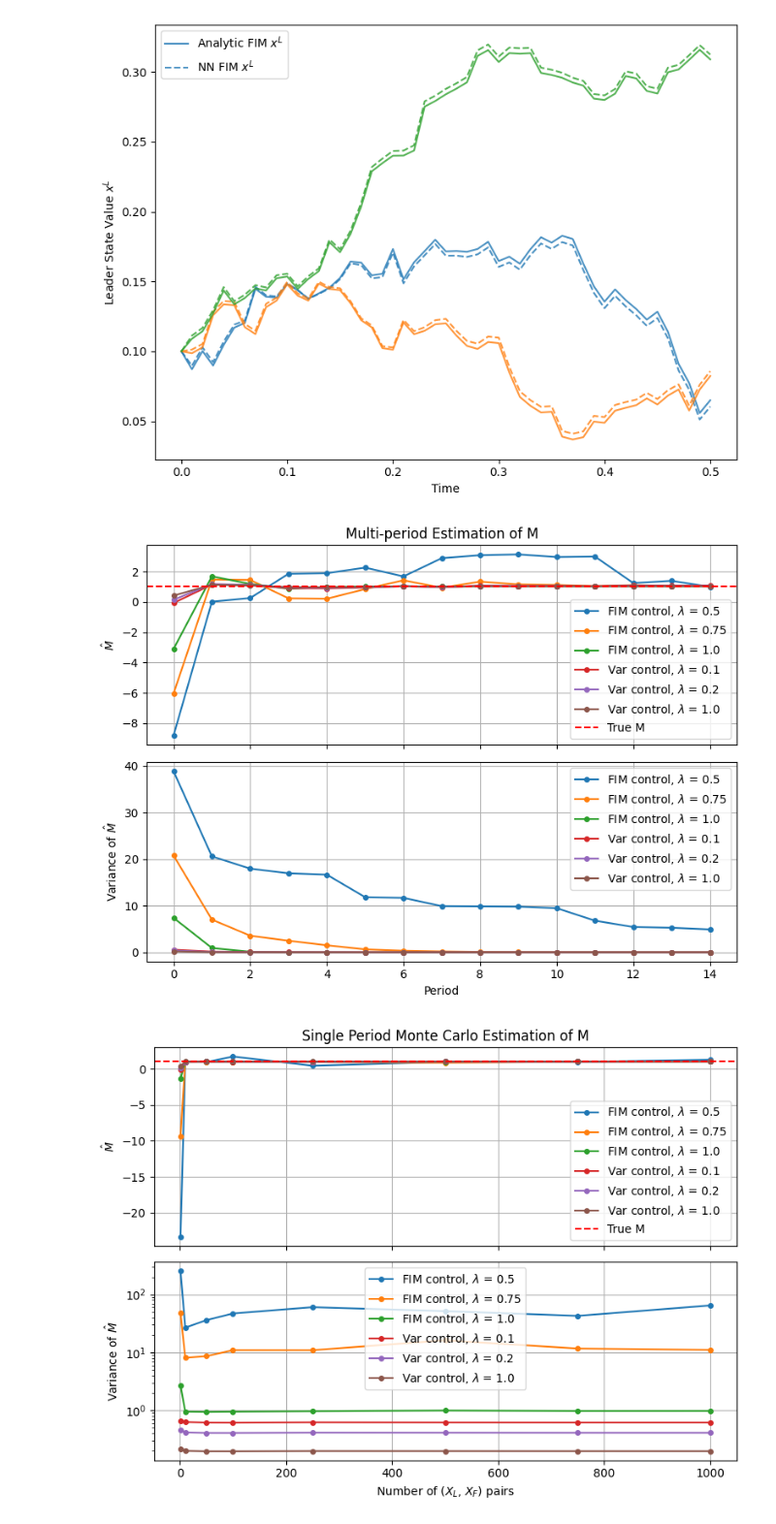
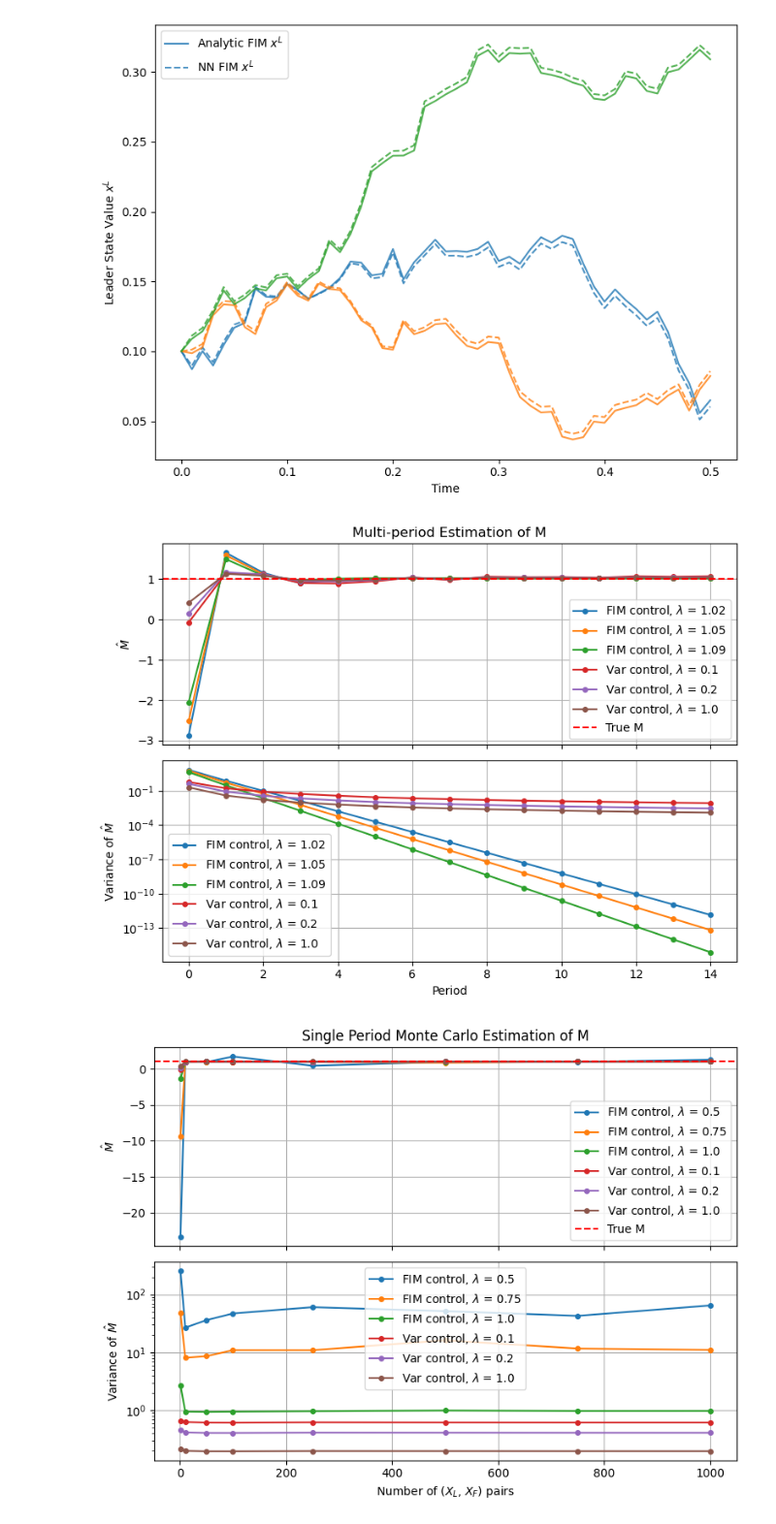
Before and after one commit to dralston78/Strategic-Inference-Stackelberg-Games, a Jupyter notebook: src/experiments.ipynb, the cells around one changed output. Shown: that part at 97% size. Cells and saved outputs as stored; diff of their text form; code cells hidden in the pictures.

```diff
--- a/src/experiments.ipynb
+++ b/src/experiments.ipynb
@@ -48,10 +48,10 @@ X_L_nn_batch, U_L_nn_batch = X_L_nn_batch.detach(), U_L_nn_batch.detach()
 time_grid_x = np.linspace(0, T, N+1)
 time_grid_u = np.linspace(0, T, N)
 
-good_samples = [1,7,9]
+samples = [1,7,9]
 # good_samples = [1]
 plt.figure(figsize=(8, 6))
-for i, ind in enumerate(good_samples):
+for i, ind in enumerate(samples):
     c = f'C{i}'
     plt.plot(time_grid_u,
              U_L_a_batch[ind].cpu().numpy(),
@@ -74,7 +74,7 @@ plt.show()
 
 
 plt.figure(figsize=(8, 6))
-for i, ind in enumerate(good_samples):
+for i, ind in enumerate(samples):
     c = f'C{i}'
     plt.plot(time_grid_x,
              X_L_a_batch[ind].cpu().numpy(),
@@ -124,7 +124,7 @@ params.time_grid = torch.linspace(0, params.T, params.N + 1, device=params.devic
 params.dt = params.T / params.N
 
 num_periods = 15
-analy_lamb_L_vals = [0.5, 0.75, 1.0]
+analy_lamb_L_vals = [1.02, 1.05, 1.09]
 estM = {}
 varM = {}
 for val in analy_lamb_L_vals:
@@ -194,34 +194,35 @@ for lam_exact_val, weight_file in net_weight_files:
         new_var_est = ((params.sig_F**2 * params.R_F**2)/(params.B_F**4)) * (1/running_prec[-1])
         if torch.isnan(new_M_est):
             new_M_est = running_estM[-1]
         if torch.isnan(new_var_est):
             new_var_est = running_var[-1]
         running_estM.append(new_M_est)
         running_var.append(new_var_est)
         curr_X_L_0 = X_L[0, -1].item()
         curr_X_F_0 = X_F[0, -1].item()
     estM[f"Var control, $\lambda$ = {lam_exact_val}"] = running_estM[1:]  # skip the initial 0
     varM[f"Var control, $\lambda$ = {lam_exact_val}"] = running_var[1:]  # skip the initial
 
 
 fig, (ax1, ax2) = plt.subplots(2, 1, figsize=(8, 6), sharex=True)
 for lam_exact_val, running_estM in estM.items():
     ax1.plot(running_estM, label=f"{lam_exact_val}", marker='o', markersize=4)
 for lam_exact_val, running_var in varM.items():
     ax2.plot(running_var, label=f"{lam_exact_val}", marker='o', markersize=4)
 ax1.set_ylabel('$\hat{M}$')
 ax2.set_ylabel('Variance of $\hat{M}$')
 ax1.axhline(params.M_true, color='red', linestyle='--', label='True M')
 ax1.set_title('Multi-period Estimation of M')
 ax1.legend()
 ax2.set_xlabel('Period')
+ax2.set_yscale('log')
 ax2.legend()
 ax2.grid(True)
 ax1.grid(True)
 plt.tight_layout()
 plt.show()
 # %% [output]
-[figure, old version]
+[figure, new version]
 # %%
 # single period monte carlo estimation of parameter M
 def F(x):
```
Also changed, not shown: parts of 1 cell of this notebook.
